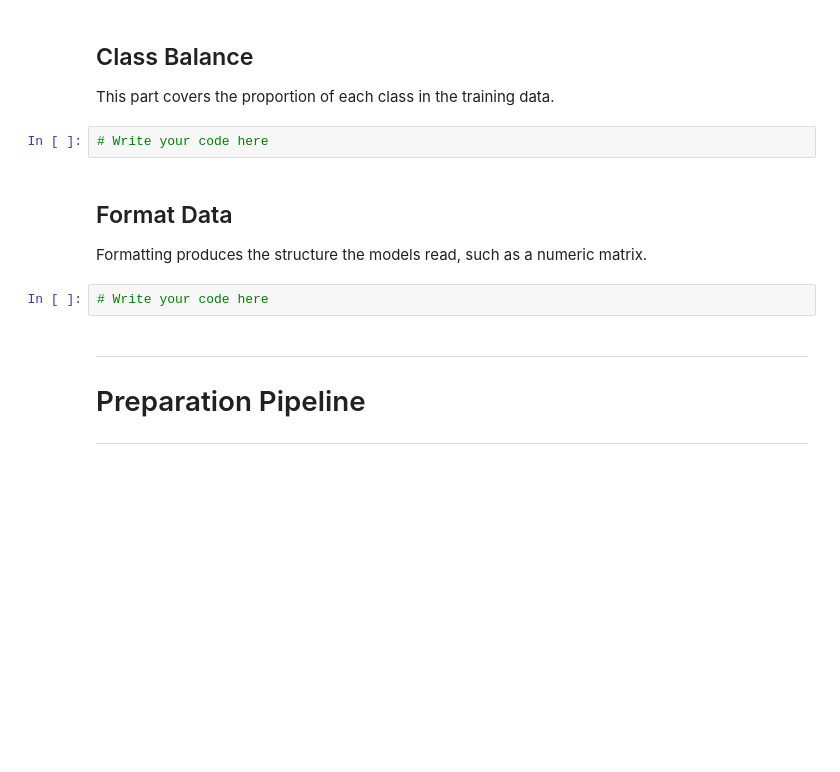
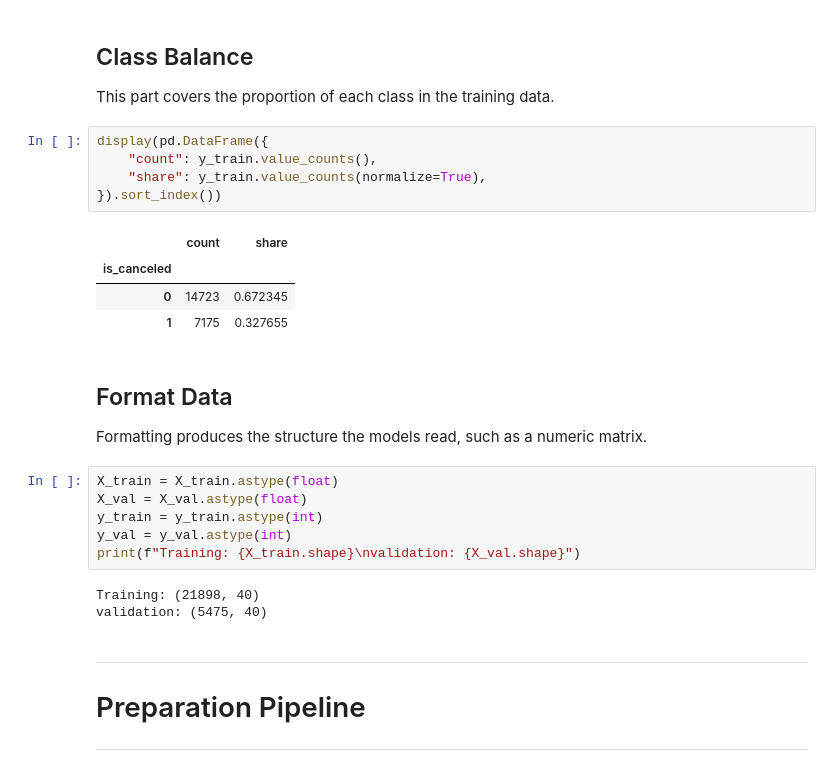
Before and after one commit to ValentinoDan/IF3170_G22_OISCDivisiKaggle, a Jupyter notebook: src/notebook.ipynb, the cells around one changed output. Drawn from its saved outputs; the diff is of its cells as text; blank space fills up the shorter version.

```diff
--- a/src/notebook.ipynb
+++ b/src/notebook.ipynb
@@ -228,13 +352,28 @@ This part covers fewer dimensions that keep the meaning of the data.
 
 This part covers the proportion of each class in the training data.
 # %%
-# Write your code here
+display(pd.DataFrame({
+    "count": y_train.value_counts(),
+    "share": y_train.value_counts(normalize=True),
+}).sort_index())
+# %% [output]
+|  | count | share |
+| is_canceled |  |  |
+| 0 | 14723 | 0.672345 |
+| 1 | 7175 | 0.327655 |
 # %% [markdown]
 ## Format Data
 
 Formatting produces the structure the models read, such as a numeric matrix.
 # %%
-# Write your code here
+X_train = X_train.astype(float)
+X_val = X_val.astype(float)
+y_train = y_train.astype(int)
+y_val = y_val.astype(int)
+print(f"Training: {X_train.shape}\nvalidation: {X_val.shape}")
+# %% [output]
+Training: (21898, 40)
+validation: (5475, 40)
 # %% [markdown]
 ---
 
```
Also changed, not shown: parts of 18 cells of this notebook.
